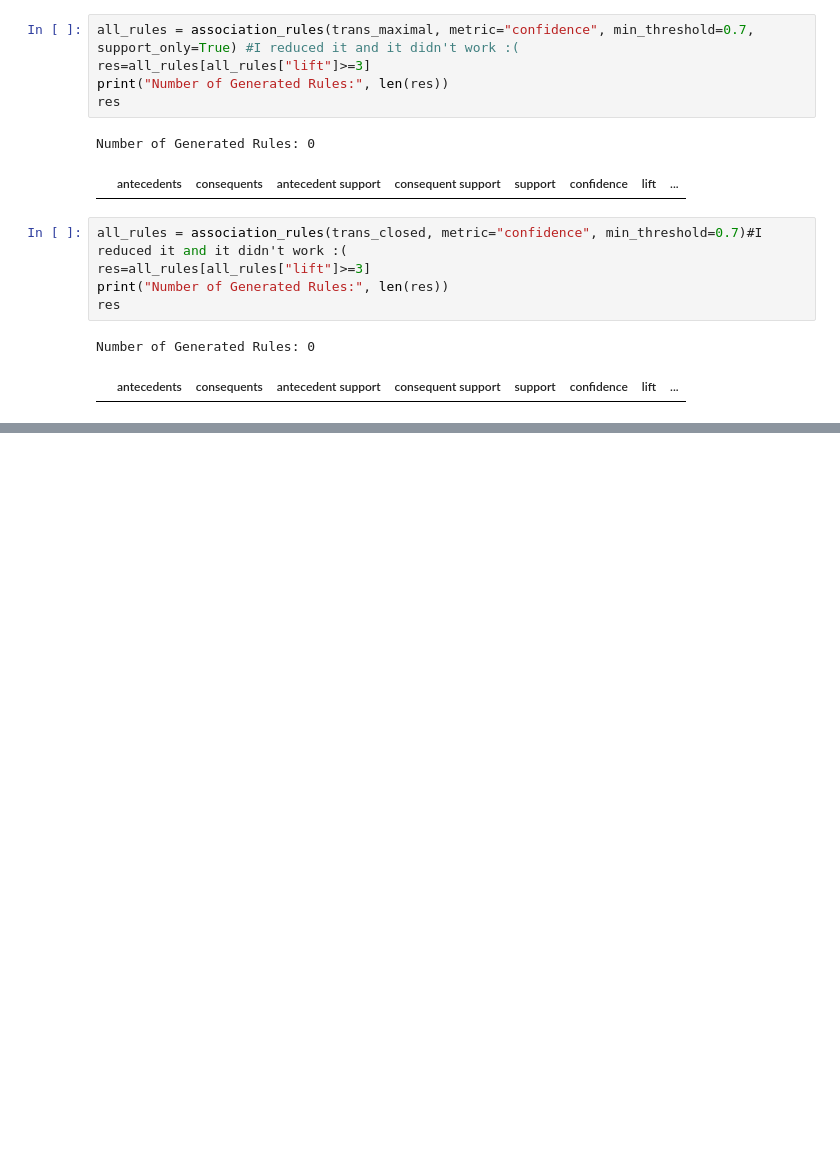
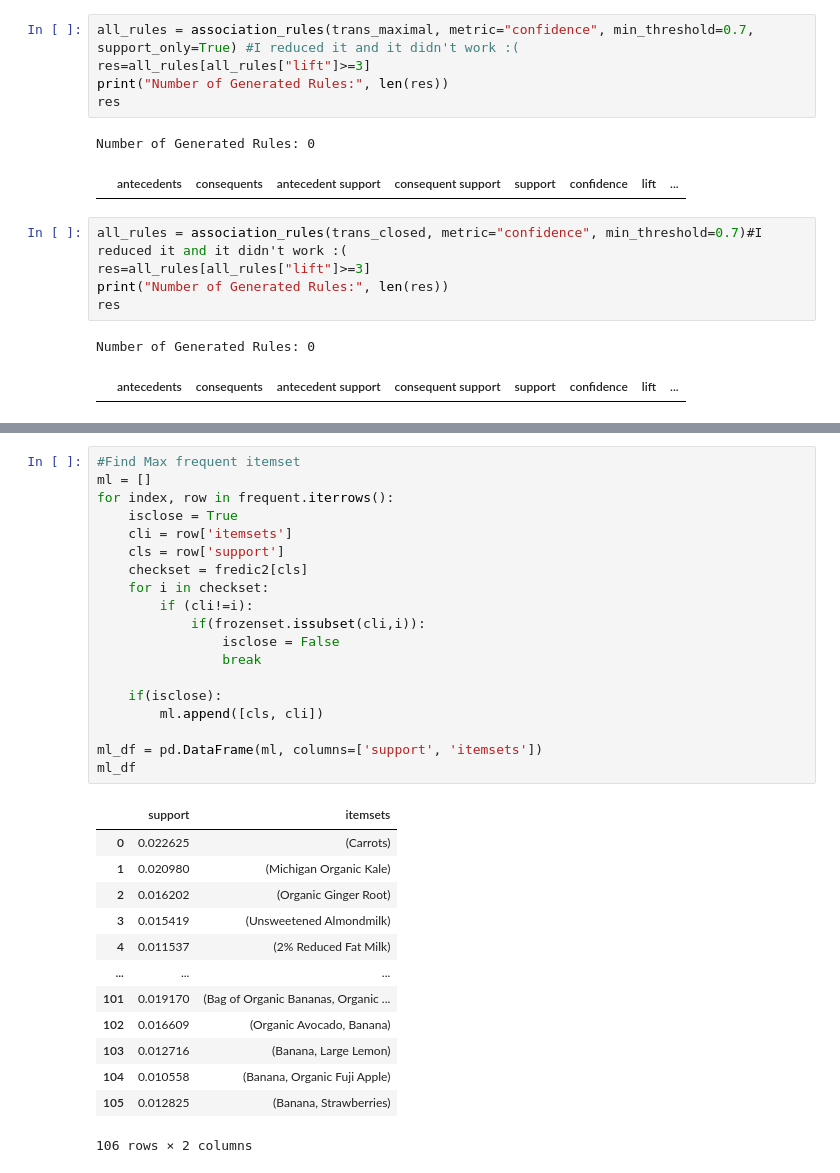
Before and after one commit to AntunesCSR/DM_Group_Project, a Jupyter notebook: HA2/data/Project2.ipynb, the cells around one changed output, grey strips where cells are left out. Cells and saved outputs as stored; diff of their text form; blank space fills up the shorter version.

```diff
--- a/HA2/data/Project2.ipynb
+++ b/HA2/data/Project2.ipynb
@@ -487,0 +532,33 @@ Number of Generated Rules: 0
+# %%
+#Find Max frequent itemset
+ml = []
+for index, row in frequent.iterrows():
+    isclose = True
+    cli = row['itemsets']
+    cls = row['support']
+    checkset = fredic2[cls]
+    for i in checkset:
+        if (cli!=i):
+            if(frozenset.issubset(cli,i)):
+                isclose = False
+                break
+
+    if(isclose):
+        ml.append([cls, cli])
+
+ml_df = pd.DataFrame(ml, columns=['support', 'itemsets'])
+ml_df
+# %% [output]
+|  | support | itemsets |
+| 0 | 0.022625 | (Carrots) |
+| 1 | 0.020980 | (Michigan Organic Kale) |
+| 2 | 0.016202 | (Organic Ginger Root) |
+| 3 | 0.015419 | (Unsweetened Almondmilk) |
+| 4 | 0.011537 | (2% Reduced Fat Milk) |
+| ... | ... | ... |
+| 101 | 0.019170 | (Bag of Organic Bananas, Organic ... |
+| 102 | 0.016609 | (Organic Avocado, Banana) |
+| 103 | 0.012716 | (Banana, Large Lemon) |
+| 104 | 0.010558 | (Banana, Organic Fuji Apple) |
+| 105 | 0.012825 | (Banana, Strawberries) |
+106 rows × 2 columns
```
Also changed, not shown: parts of 6 cells of this notebook.
